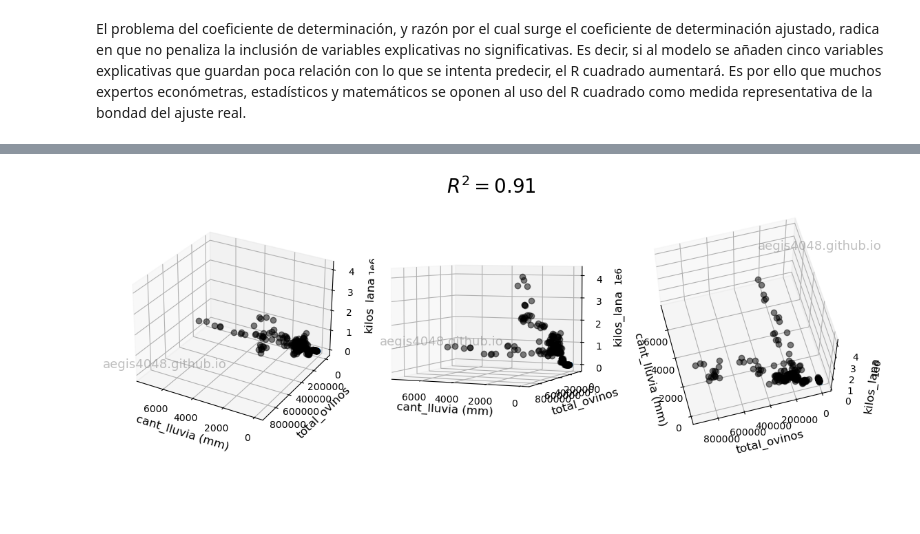
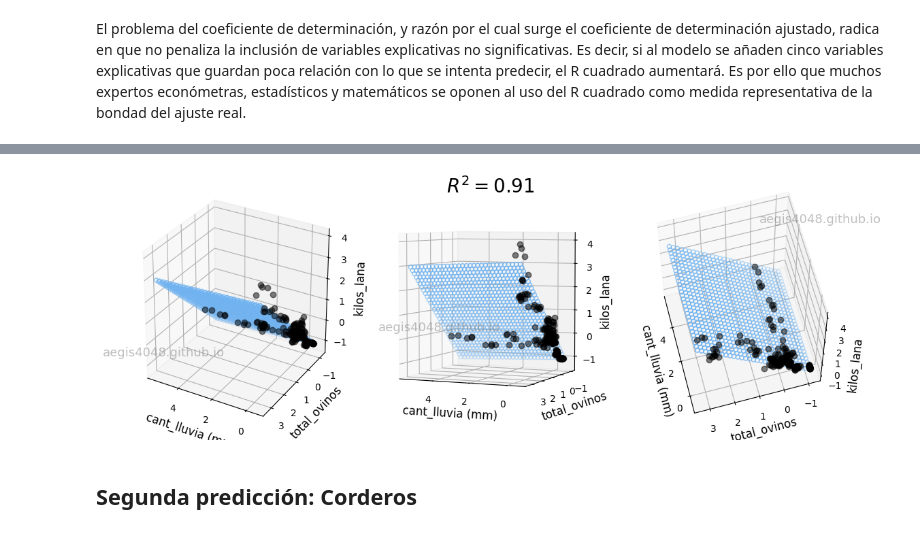
Before and after one commit to LucilaAllende/datos-tesina-2021, a Jupyter notebook: 2022/Mostrar a Leo.ipynb, the cells around one changed output, grey strips where cells are left out. Cells and saved outputs as stored; diff of their text form; code cells hidden in the pictures; blank space fills up the shorter version.

```diff
--- a/2022/Mostrar a Leo.ipynb
+++ b/2022/Mostrar a Leo.ipynb
@@ -10,6 +15,6 @@ from sklearn import linear_model
 # %%
-data = pd.read_csv("datos_producidos/datos_1.csv")
-data
+dataset = pd.read_csv("https://raw.githubusercontent.com/LucilaAllende/datos-tesina-2021/main/2022/datos_producidos/datos_1.csv")
+dataset
 # %% [output]
 |  | fecha | provincia | departamento | carneros | ovejas | borregos | capones | cordero/as | total_ovinos | ... |
 | 0 | 2012-12-31 | CHUBUT | BIEDMA | 5785 | 93378 | 30168 | 48447 | 16071 | 193849 | ... |
@@ -39,3 +41,15 @@ y_primera_prediccion = data[['kilos_lana']]
+# %%
+num_attrs = ["cant_lluvia", "total_ovinos"]
+pipeline = ColumnTransformer([
+                              ("numeric", StandardScaler(), num_attrs),
+                            ])
+X_primera_prediccion = pipeline.fit_transform(dataset)
+
+
+standard_scaler = StandardScaler()
+l_values = dataset[['kilos_lana']]
+scaled_values = standard_scaler.fit(l_values)
+y_primera_prediccion = standard_scaler.transform(l_values)
 # %%
 X_train_1, X_test_1, y_train_1, y_test_1 = train_test_split(
                                                 X_primera_prediccion,
@@ -162,7 +171,4 @@ from mpl_toolkits.mplot3d import Axes3D
 # %%
 ######################################## Data preparation #########################################
-
-df = pd.read_csv("datos_producidos/datos_1.csv")
-
-X = df[['cant_lluvia', 'total_ovinos']].values.reshape(-1,2)
-Y = df['kilos_lana']
+X = X_primera_prediccion.reshape(-1,2)
+Y = y_primera_prediccion
@@ -174,7 +175,5 @@ z = Y
 # %%
-#x_pred = np.linspace(7, 7300, 1500)   # range of cant_lluvia values
-#y_pred = np.linspace(5245, 925000, 100000)  # range of total_ovinos values
-x_pred = np.linspace(6, 24, 30)   # range of porosity values
-y_pred = np.linspace(0, 100, 30)  # range of brittleness values
+x_pred = np.linspace(-0.50, 5.45, 30)   # range of cant_lluvia values
+y_pred = np.linspace(-1.10, 3.30, 30)  # range of total_ovinos values
 xx_pred, yy_pred = np.meshgrid(x_pred, y_pred)
 model_viz = np.array([xx_pred.flatten(), yy_pred.flatten()]).T
@@ -196,32 +199,34 @@ fig = plt.figure(figsize=(12, 4))
 
 ax1 = fig.add_subplot(131, projection='3d')
 ax2 = fig.add_subplot(132, projection='3d')
 ax3 = fig.add_subplot(133, projection='3d')
 
 axes = [ax1, ax2, ax3]
 
 for ax in axes:
-    ax.plot(x, y, z, color='k', zorder=15, linestyle='none', marker='o', alpha=0.5)
+    ax.plot(x.flatten(), y.flatten(), z.flatten(), color='k', zorder=15, linestyle='none', marker='o', alpha=0.5)
     ax.scatter(xx_pred.flatten(), yy_pred.flatten(), predicted, facecolor=(0,0,0,0), s=20, edgecolor='#70b3f0')
     ax.set_xlabel('cant_lluvia (mm)', fontsize=12)
     ax.set_ylabel('total_ovinos', fontsize=12)
     ax.set_zlabel('kilos_lana', fontsize=12)
     ax.locator_params(nbins=4, axis='x')
     ax.locator_params(nbins=5, axis='x')
 
 ax1.text2D(0.2, 0.32, 'aegis4048.github.io', fontsize=13, ha='center', va='center',
            transform=ax1.transAxes, color='grey', alpha=0.5)
 ax2.text2D(0.3, 0.42, 'aegis4048.github.io', fontsize=13, ha='center', va='center',
            transform=ax2.transAxes, color='grey', alpha=0.5)
 ax3.text2D(0.85, 0.85, 'aegis4048.github.io', fontsize=13, ha='center', va='center',
            transform=ax3.transAxes, color='grey', alpha=0.5)
 
 ax1.view_init(elev=28, azim=120)
 ax2.view_init(elev=4, azim=114)
 ax3.view_init(elev=60, azim=165)
 
 fig.suptitle('$R^2 = %.2f$' % r2, fontsize=20)
 
 fig.tight_layout()
 # %% [output]
-[figure, old version]
+[figure, new version]
+# %% [markdown]
+## Segunda predicción: Corderos
```
Also changed, not shown: parts of 62 cells of this notebook.
